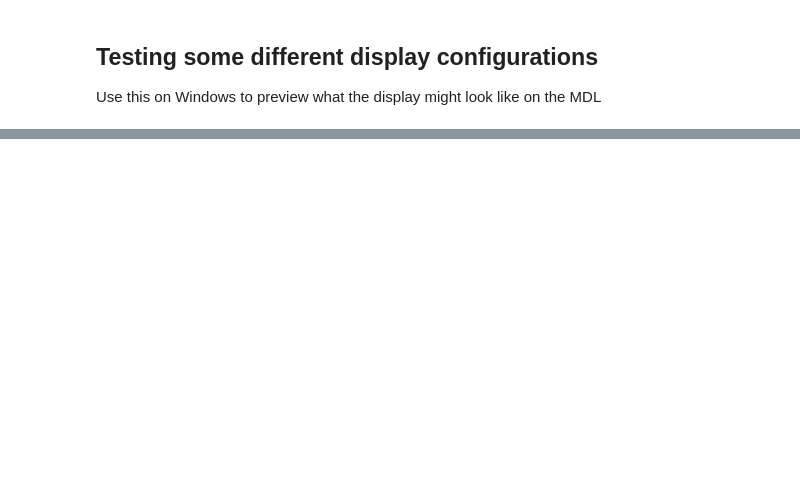
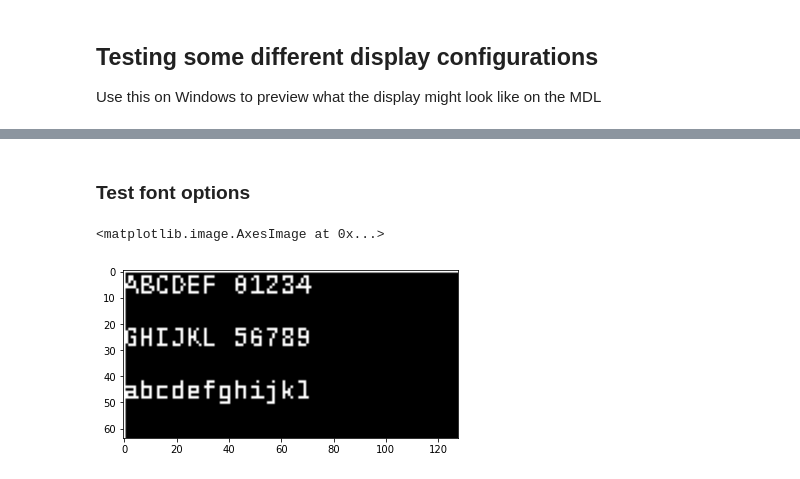
Before and after one commit to dyacon/pyMDL, a Jupyter notebook: pymdl/display/disptest.ipynb, the cells around one changed output, grey strips where cells are left out. Drawn from its saved outputs; the diff is of its cells as text; code cells hidden in the pictures; blank space fills up the shorter version.

```diff
--- a/pymdl/display/disptest.ipynb
+++ b/pymdl/display/disptest.ipynb
@@ -70,0 +65,20 @@ array([ True,  True, False, False, False,  True, False,  True, False,
+# %% [markdown]
+### Test font options
+# %%
+#Clear image
+d.rectangle([(0,0),(128,64)],fill=0,outline=255)
+
+#Display content
+teststr1 = 'ABCDEF 01234'
+teststr2 = 'GHIJKL 56789'
+teststr3 = 'abcdefghijkl'
+
+d.text((0,0),teststr1,font=fnt,fill=255)
+d.text((0,20),teststr2,font=fnt,fill=255)
+d.text((0,40),teststr3,font=fnt,fill=255)
+
+npim = np.asarray(im)
+plt.imshow(npim,cmap='gray')
+# %% [output]
+<matplotlib.image.AxesImage at 0x...>
+[figure, added]
```
Also changed, not shown: parts of 9 cells of this notebook.
